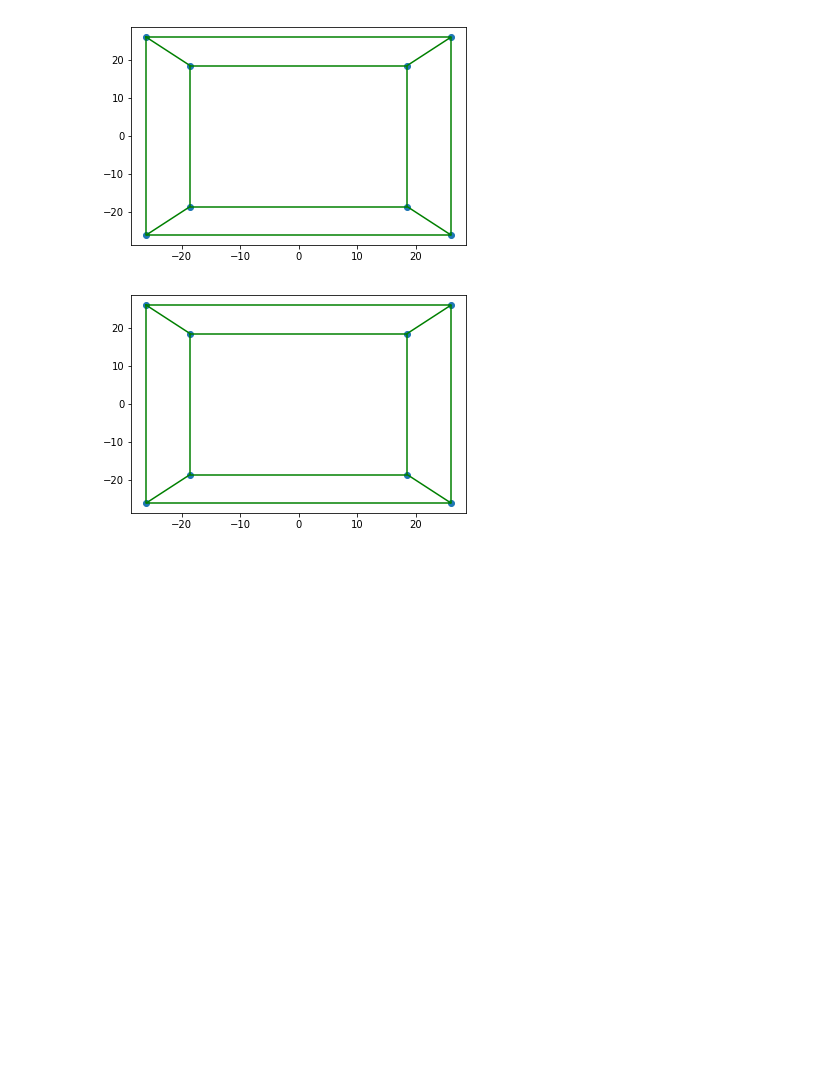
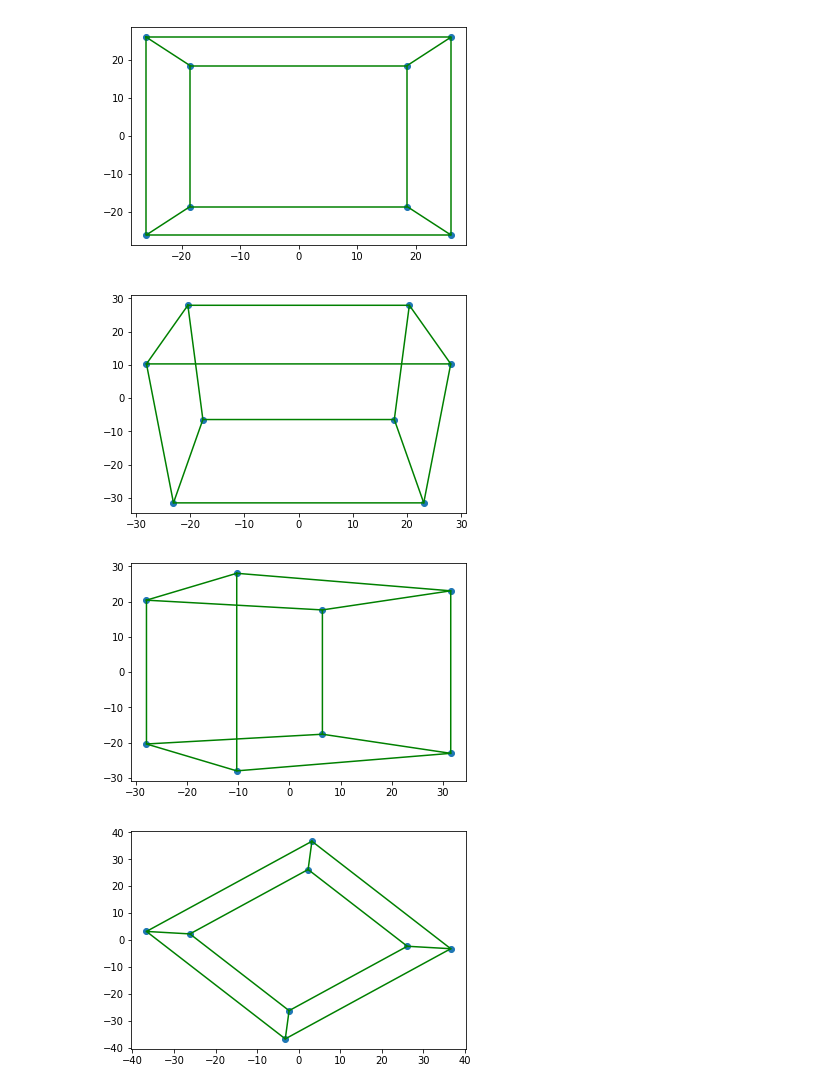
Before and after one commit to AwaleSajil/3Dprospective, a Jupyter notebook: 3D peojection perspective.ipynb, the cells around one changed output. Cells and saved outputs as stored; diff of their text form; code cells hidden in the pictures; blank space fills up the shorter version.

```diff
--- a/3D peojection perspective.ipynb
+++ b/3D peojection perspective.ipynb
@@ -50,29 +50,46 @@ def pCube(cube):
 # %%
 #define and project in perspective
 a = 10
 cube  = np.array([[0,1,1],
                  [1,1,1],
                  [1,0,1],
                  [0,0,1],
                  [0,1,0],
                  [1,1,0],
                  [1,0,0],
                  [0,0,0]])
 cube = a*cube
 cube = cube - a/2
 
 Prp = np.array([0,0,-30])
 
 Z_vp = 100
 
 plt.figure('Original Cube')
 Pcube = pCube(cube)
 drawcube(Pcube)
 
-plt.figure('Rotated Cuube')
-newcube = rotate(0,0,0,cube)
+plt.figure('Rotated about x')
+newcube = rotate(30,0,0,cube)
 Pcube = pCube(newcube)
 drawcube(Pcube)
+
+plt.figure('Rotated about y')
+newcube = rotate(0,30,0,cube)
+Pcube = pCube(newcube)
+drawcube(Pcube)
+
+plt.figure('Rotated about z')
+newcube = rotate(0,0,50,cube)
+Pcube = pCube(newcube)
+drawcube(Pcube)
+
+plt.figure('Rotated about x,y,z')
+newcube = rotate(50,50,50,cube)
+Pcube = pCube(newcube)
+drawcube(Pcube)
 # %% [output]
 [figure]
-[figure, old version]
+[figure, new version]
+[figure, added]
+[figure, added]
```
Also changed, not shown: parts of 2 cells of this notebook.
